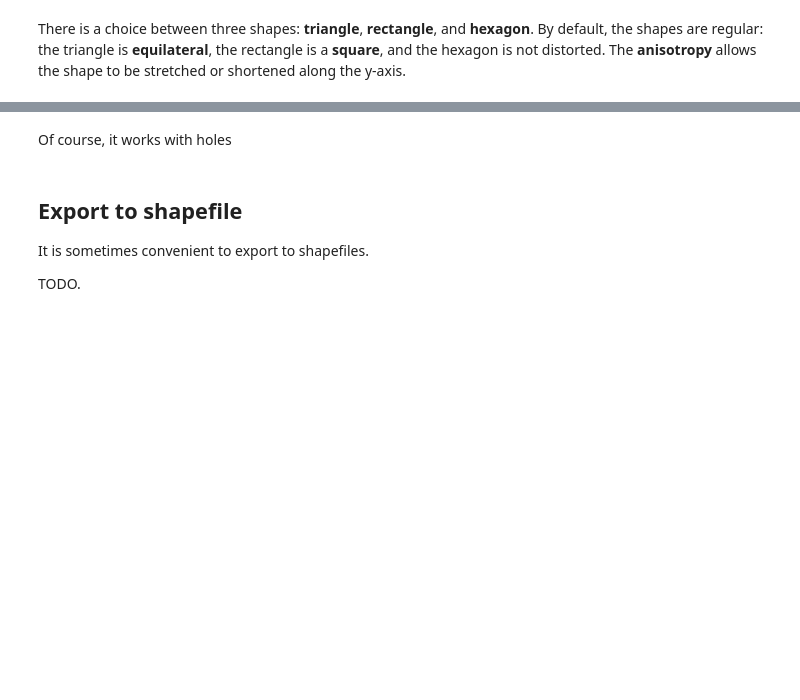
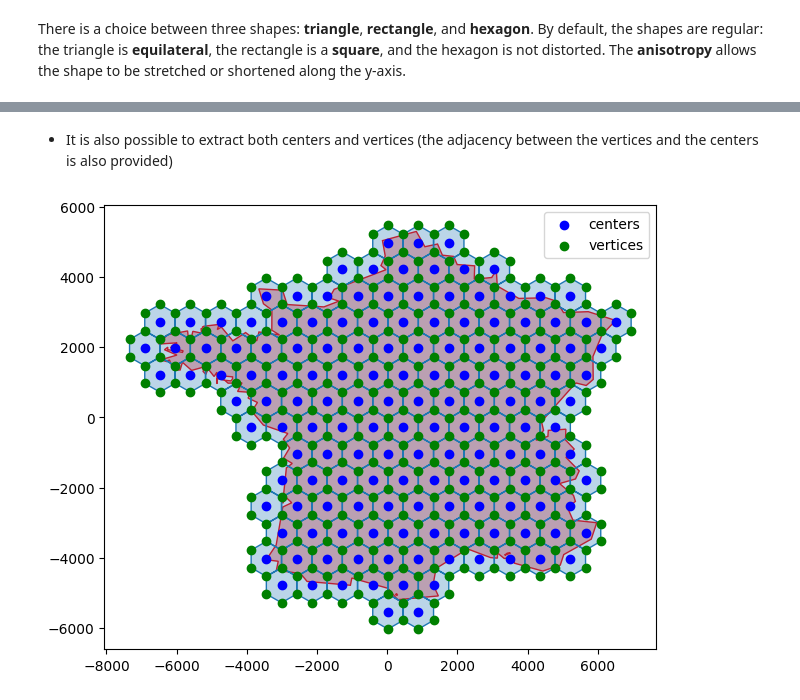
Before and after one commit to antoinecollet5/quickpaver, a Jupyter notebook: notebooks/paving_examples.ipynb, the cells around one changed output, grey strips where cells are left out. Saved outputs shown, nothing was run; the diff lists cells and outputs as text; code cells hidden in the pictures; blank space fills up the shorter version.

Commit message:
IMP: now returns clusters for vertices. + Improved documentation.

```diff
--- a/notebooks/paving_examples.ipynb
+++ b/notebooks/paving_examples.ipynb
@@ -191,10 +209,16 @@ plt.legend()
+# %% [markdown]
+- It is also possible to extract both centers and vertices (the adjacency between
+the vertices and the centers is also provided)
 # %%
-centers2 = quickpaver.extract_tiling_centers(grid_triangles_rot_ani.geoms)
-vertices2, v_c_adj2 = quickpaver.extract_tiling_vertices(grid_triangles_rot_ani.geoms)
+centers = quickpaver.extract_tiling_centers(grid_hexagons_france_rot.geoms)
+vertices, v_c_adj, clusters_2 = quickpaver.extract_tiling_vertices(
+    grid_hexagons_france_rot.geoms
+)
 
-plot_helper(grid_triangles_rot_ani, france_and_corsica)
-plt.scatter(centers2[:, 0], centers2[:, 1], color="b", label="centers")
-plt.scatter(vertices2[:, 0], vertices2[:, 1], color="g", label="vertices")
-plt.legend()
+plotter2 = plot_helper(grid_hexagons_france_rot, france)
+plotter2.axes[0].scatter(centers[:, 0], centers[:, 1], color="b", label="centers")
+plotter2.axes[0].scatter(vertices[:, 0], vertices[:, 1], color="g", label="vertices")
+plotter2.axes[0].legend()
+plotter2
+# %% [output]
+[figure, added]
-# %% [markdown]
-Of course, it works with holes
@@ -214,6 +224,0 @@ plot_helper(grid_hex_donut, donut)
-# %% [markdown]
-## Export to shapefile
-
-It is sometimes convenient to export to shapefiles.
-
-TODO.
```
Also changed, not shown: parts of 54 cells of this notebook, 22 other files.
